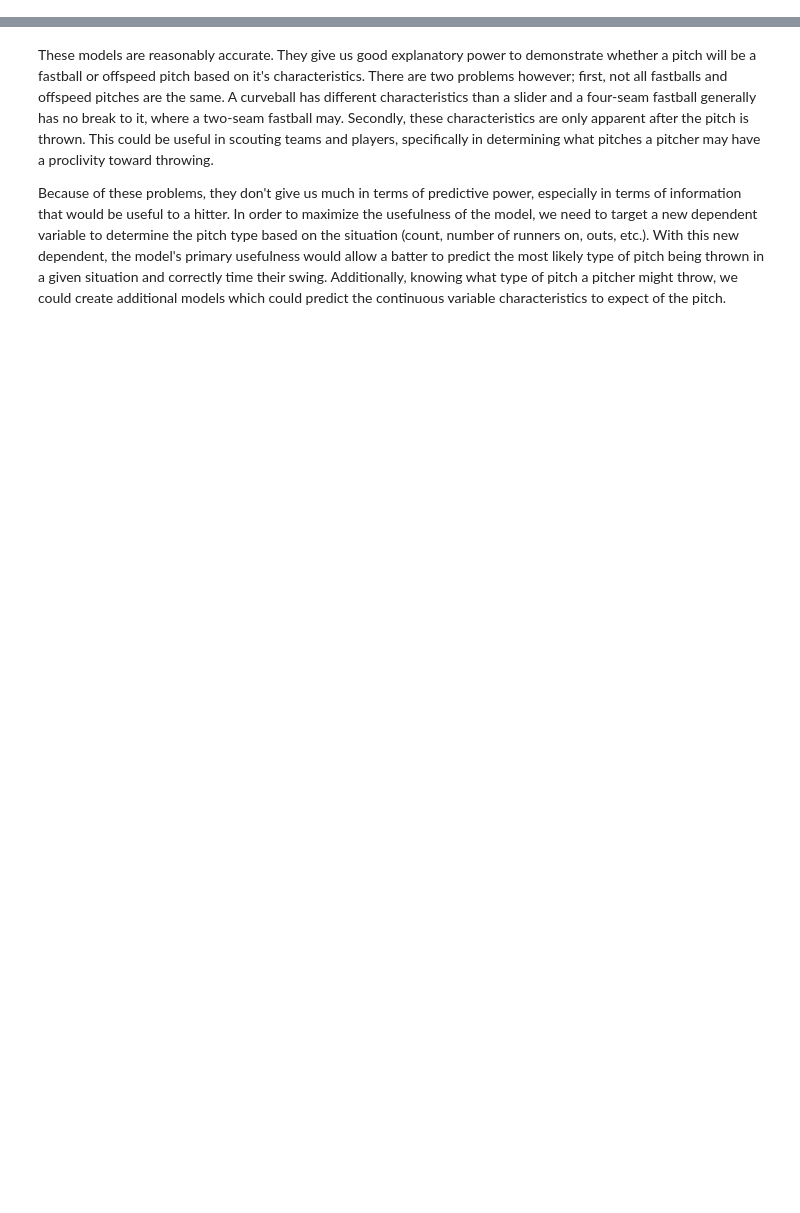
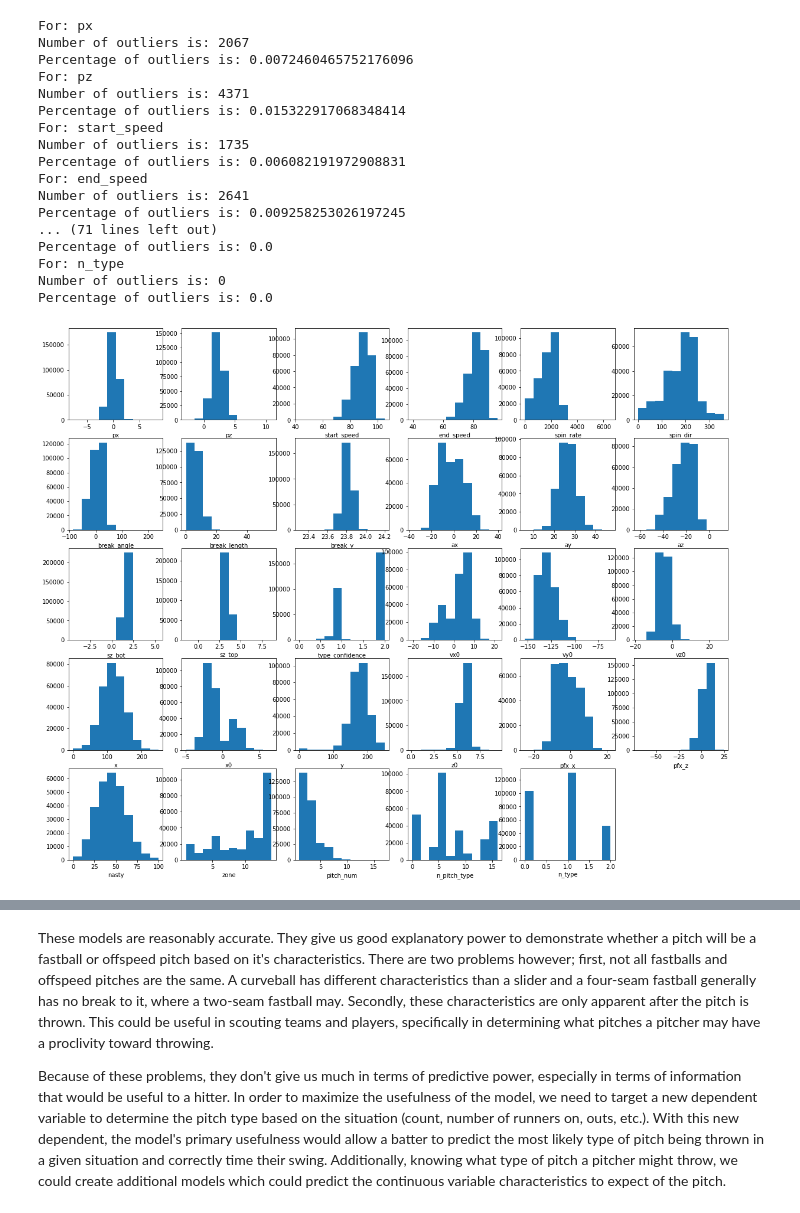
Before and after one commit to jkovach89/Thinkful-Capstones, a Jupyter notebook: Capstone 3 - Supervised Learning.ipynb, the cells around one changed output, grey strips where cells are left out. Cells and saved outputs as stored; diff of their text form; code cells hidden in the pictures; blank space fills up the shorter version.

```diff
--- a/Capstone 3 - Supervised Learning.ipynb
+++ b/Capstone 3 - Supervised Learning.ipynb
@@ -114,23 +84,0 @@ Number of outliers before winsorization is: 0
-# %%
-from scipy.stats.mstats import winsorize
-
-# Create dataframe for winsorized values
-w_pitches = pd.DataFrame()
-
-for col in list(pitches.columns):
-    w_pitches[col] = winsorize(pitches[col], (0.05, 0.10))
-
-# Re-check outlier distributions
-for col in list(w_pitches.columns.drop(['code', 'type', 'pitch_type'], 1)):
-    print("For: " + col)
-    q75, q25 = np.percentile(w_pitches[col], [75 ,25])
-    iqr = q75 - q25
-    for threshold in np.arange(1,5,0.5):
-        min_val = q25 - (iqr*threshold)
-        max_val = q75 + (iqr*threshold)
-        print("The score threshold is: {}".format(threshold))
-        print("Number of outliers before winsorization is: {}".format(
-            len((np.where((w_pitches[col] > max_val)
-                          | (w_pitches[col] < min_val))[0]))
-        ))
-# Winsorization seems effective
@@ -174,0 +85,40 @@ plt.show()
+# %%
+# Check distributions and outliers
+plt.figure(figsize=(20,20))
+grid = 1
+
+for var in list(pitch_sample.columns):
+    plt.subplot(6,6,grid)
+    plt.hist(pitch_sample[var])
+    plt.xlabel(var)
+    grid+=1
+
+for var in list(pitch_sample.columns):
+    print("For: " + var)
+    q75, q25 = np.percentile(pitch_sample[var], [75 ,25])
+    iqr = q75 - q25
+    threshold = 1.5
+    min_val = q25 - (iqr*threshold)
+    max_val = q75 + (iqr*threshold)
+    ol = len(np.where((pitch_sample[var] > max_val) | (pitch_sample[var] < min_val))[0])
+    print("Number of outliers is: {}".format(ol))
+    print("Percentage of outliers is: {}".format(ol/pitch_sample.shape[0]))
+# %% [output]
+For: px
+Number of outliers is: 2067
+Percentage of outliers is: 0.0072460465752176096
+For: pz
+Number of outliers is: 4371
+Percentage of outliers is: 0.015322917068348414
+For: start_speed
+Number of outliers is: 1735
+Percentage of outliers is: 0.006082191972908831
+For: end_speed
+Number of outliers is: 2641
+Percentage of outliers is: 0.009258253026197245
+... (71 lines left out)
+Percentage of outliers is: 0.0
+For: n_type
+Number of outliers is: 0
+Percentage of outliers is: 0.0
+[figure, added]
```
Also changed, not shown: parts of 17 cells of this notebook.
